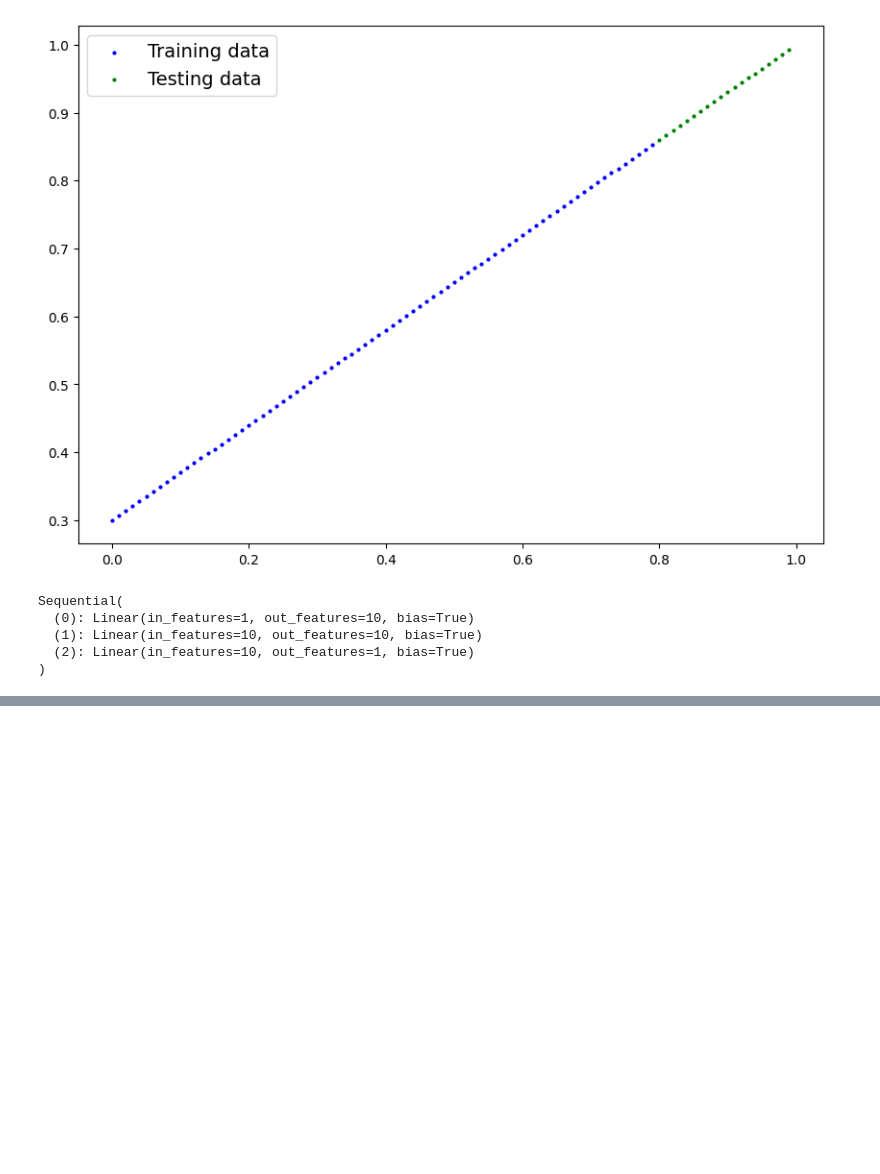
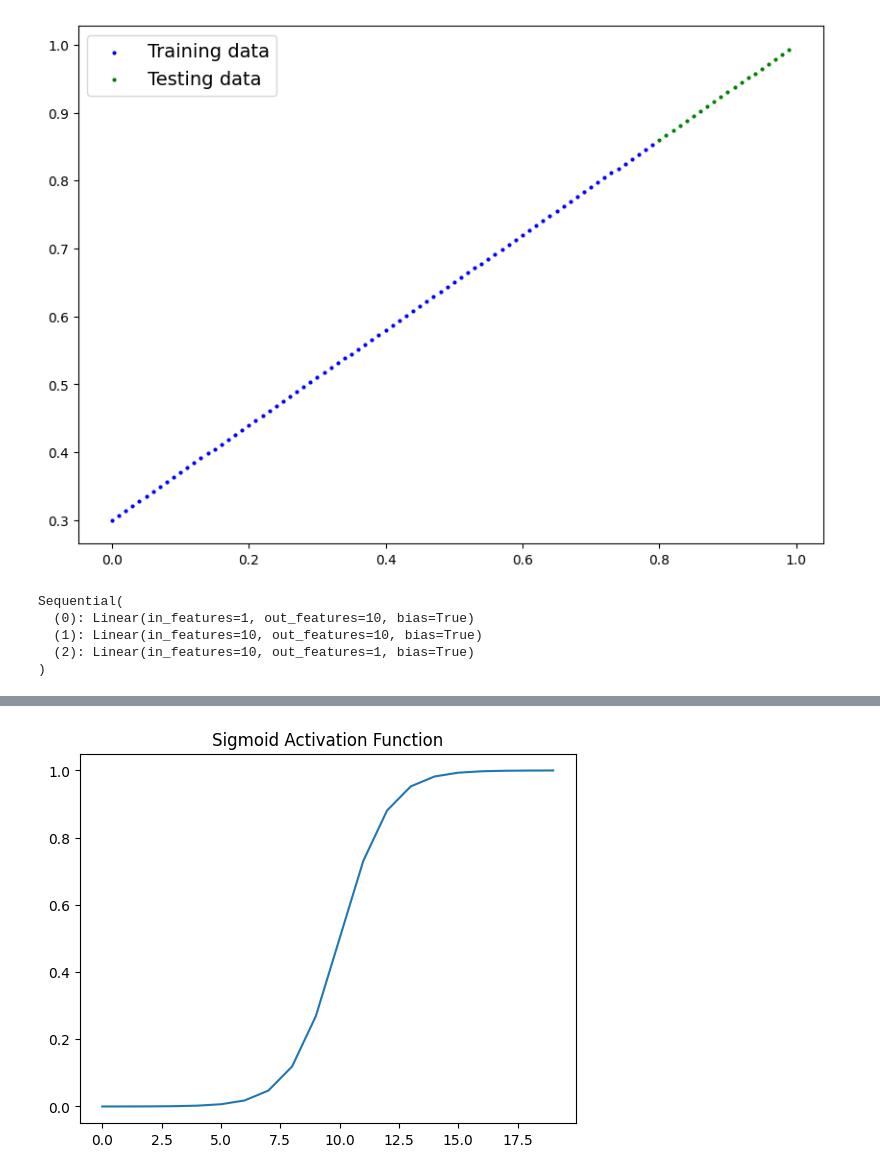
Before and after one commit to Nounsidev/PyTorch_Learning, a Jupyter notebook: 4_Classification.ipynb, the cells around one changed output, grey strips where cells are left out. Saved outputs shown, nothing was run; the diff lists cells and outputs as text; code cells hidden in the pictures; blank space fills up the shorter version.

```diff
--- a/4_Classification.ipynb
+++ b/4_Classification.ipynb
@@ -498,0 +645,6 @@ Epoch: 900 | Loss: 0.01248 | Test Loss: 0.00254
+# %%
+plt.plot(torch.sigmoid(A))
+plt.title("Sigmoid Activation Function")
+plt.show()
+# %% [output]
+[figure, added]
```
Also changed, not shown: parts of 23 cells of this notebook.
